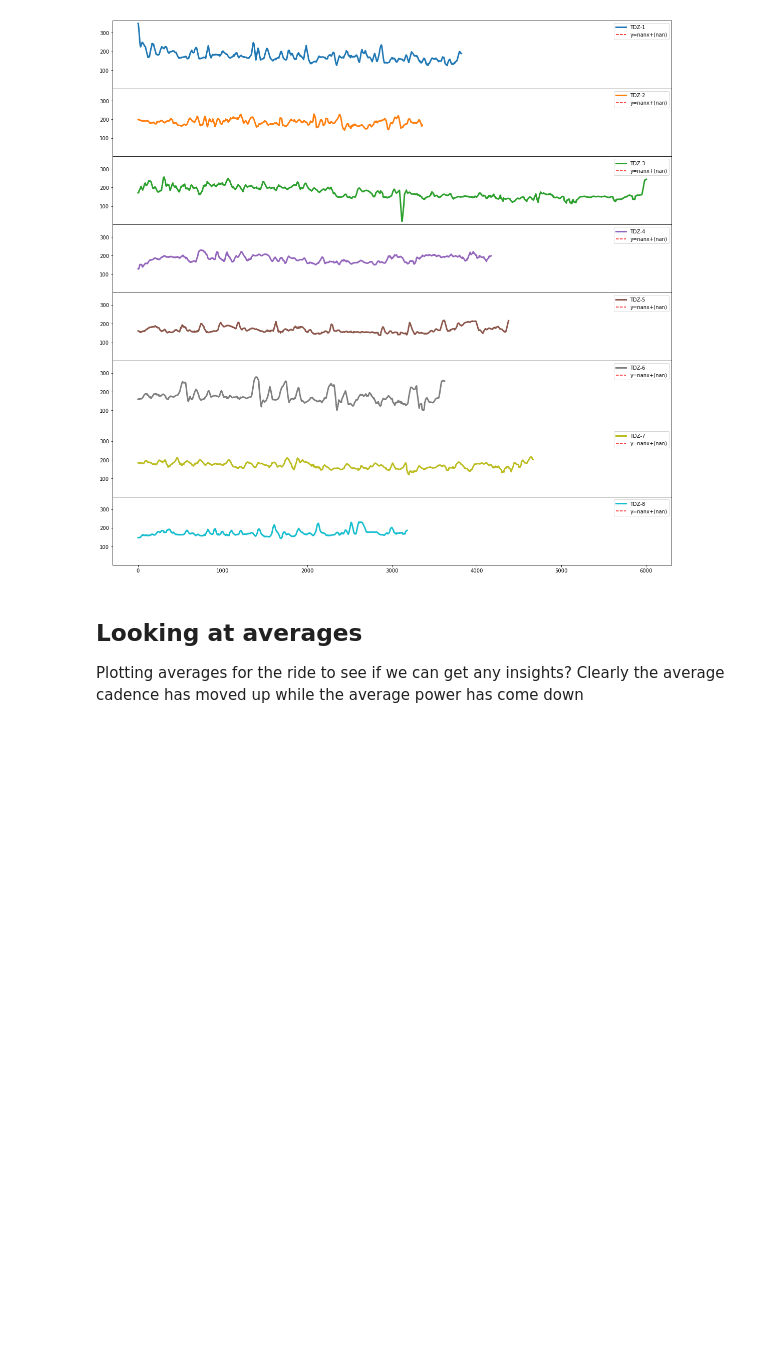
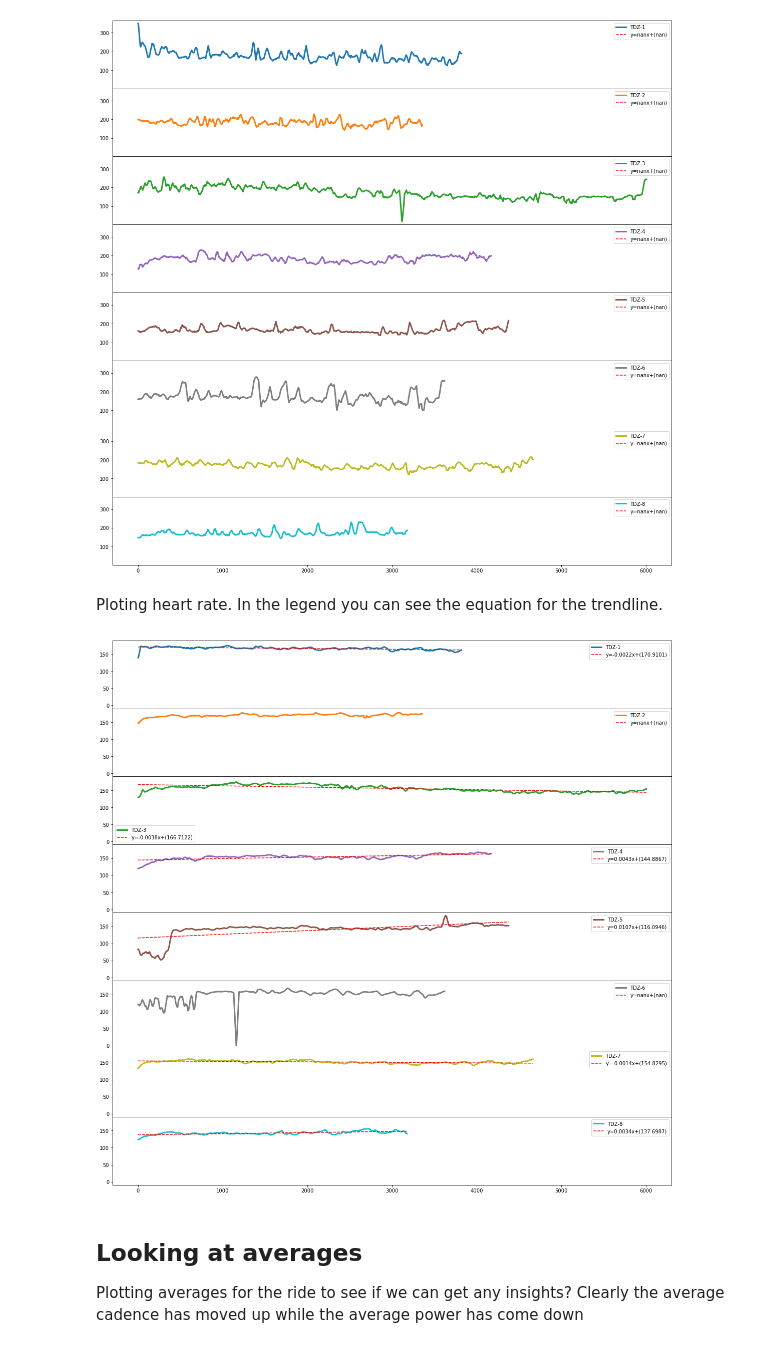
Before and after one commit to sameersegal/workout-analysis, a Jupyter notebook: TDZ - 2021.ipynb, the cells around one changed output. Cells and saved outputs as stored; diff of their text form; code cells hidden in the pictures; blank space fills up the shorter version.

```diff
--- a/TDZ - 2021.ipynb
+++ b/TDZ - 2021.ipynb
@@ -282,6 +322,12 @@ Ploting power. In the legend you can see the equation for the trendline.
 plotParameter(dfs,'power',[100,450])
 # %% [output]
 [figure]
+# %% [markdown]
+Ploting heart rate. In the legend you can see the equation for the trendline.
+# %%
+plotParameter(dfs,'heart_rate',[100,180])
+# %% [output]
+[figure, added]
 # %% [markdown]
 ## Looking at averages
 Plotting averages for the ride to see if we can get any insights? Clearly the average cadence has moved up while the average power has come down
```
Also changed, not shown: parts of 5 cells of this notebook.
